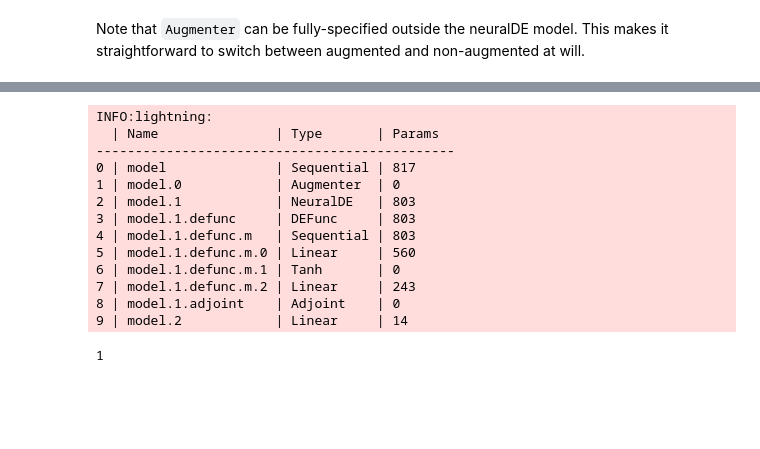
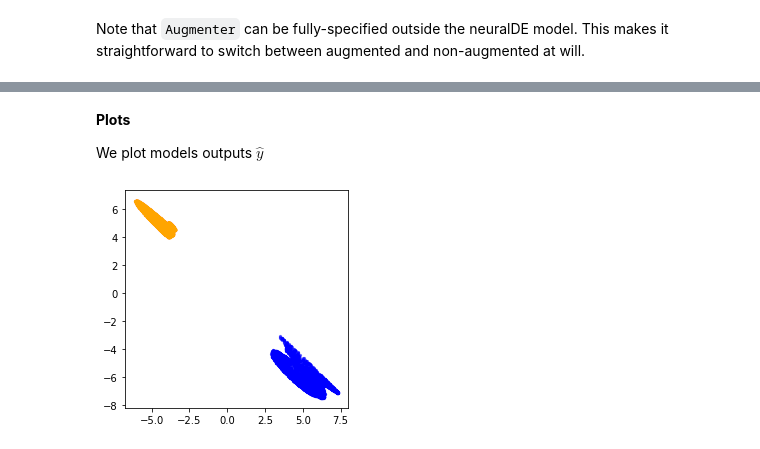
Before and after one commit to willw625731/torchdyn, a Jupyter notebook: docs/tutorials/04_augmentation_strategies.ipynb, the cells around one changed output, grey strips where cells are left out. Saved outputs shown, nothing was run; the diff lists cells and outputs as text; code cells hidden in the pictures; blank space fills up the shorter version.

```diff
--- a/docs/tutorials/04_augmentation_strategies.ipynb
+++ b/docs/tutorials/04_augmentation_strategies.ipynb
@@ -88,3 +275,17 @@ Note that `Augmenter` can be fully-specified outside the neuralDE model. This ma
+# %%
+settings = {'type':'higher_order', 'controlled':False, 'solver':'dopri5'}
+
+func = DEFunc(nn.Sequential(nn.Linear(6,64),
+                            nn.Tanh(),
+                            nn.Linear(64,3)),
+                            func_type='higher_order',
+                            order=2)
+
+neuralDE = NeuralDE(func, settings).to(device)
+
+model = nn.Sequential(Augmenter(augment_dims=3),
+                      neuralDE,
+                      nn.Linear(6,2)).to(device)
 # %%
 learn = Learner(model, settings)
 trainer = pl.Trainer(max_nb_epochs=300)
@@ -175,19 +308,16 @@ model = nn.Sequential(Augmenter(augment_dims=3),
-# %%
-learn = Learner(model, settings)
-trainer = pl.Trainer(max_nb_epochs=300)
-trainer.fit(learn)
-# %% [output]
-INFO:lightning:
-  | Name               | Type       | Params
-----------------------------------------------
-0 | model              | Sequential | 817
-1 | model.0            | Augmenter  | 0
-2 | model.1            | NeuralDE   | 803
-3 | model.1.defunc     | DEFunc     | 803
-4 | model.1.defunc.m   | Sequential | 803
-5 | model.1.defunc.m.0 | Linear     | 560
-6 | model.1.defunc.m.1 | Tanh       | 0
-7 | model.1.defunc.m.2 | Linear     | 243
-8 | model.1.adjoint    | Adjoint    | 0
-9 | model.2            | Linear     | 14
-1
+# %% [markdown]
+**Plots**
+
+We plot models outputs $\hat y$
+# %%
+# Evaluate outputs
+y_hat = model(X_train).detach().cpu()
+
+# Plot results
+c = ['blue', 'orange']
+fig = plt.figure(figsize=(4,4))
+ax = fig.add_subplot(111)
+for i in range(2):
+    ax.scatter(y_hat[yn==i,0], y_hat[yn==i,1], s=5, alpha=0.5, c=c[i])
+# %% [output]
+[figure, added]
```
Also changed, not shown: parts of 43 cells of this notebook.
